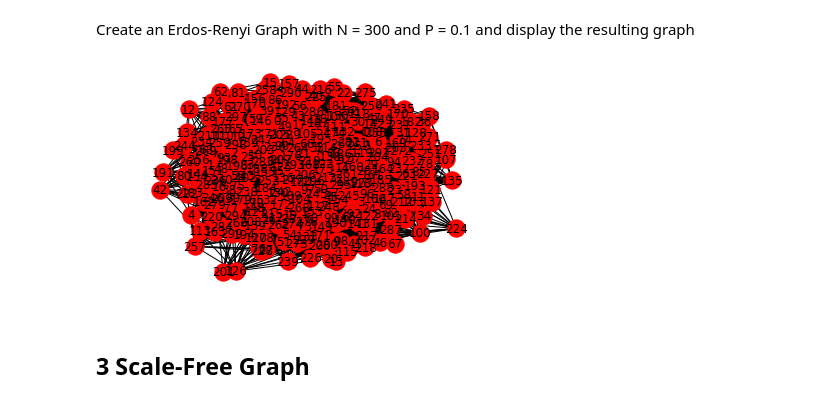
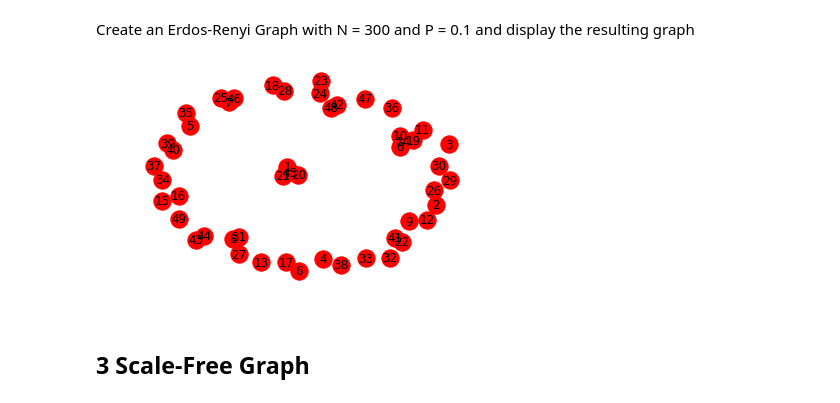
Before and after one commit to DylannBell/complex_networks_attack_tolerance, a Jupyter notebook: CODE/Error & Attack Tolerance Of Complex Networks.ipynb, the cells around one changed output. Drawn from its saved outputs; the diff is of its cells as text; code cells hidden in the pictures.

```diff
--- a/CODE/Error & Attack Tolerance Of Complex Networks.ipynb
+++ b/CODE/Error & Attack Tolerance Of Complex Networks.ipynb
@@ -53,13 +53,14 @@ def create_ER_graph(N, p, seed):
 # %% [markdown]
 Create an Erdos-Renyi Graph with N = 300 and P = 0.1 and display the resulting graph
 # %%
-N = 300
-P = 0.1
+N = 50
+P = 0.01
 ER_graph = create_ER_graph(N, P, seed)
 limits = plt.axis('off')
 nx.draw_networkx(ER_graph)
+# THIS LOOKS DISGUSTING - NEEDS TO CHANGE
 # %% [output]
-[figure, old version]
+[figure, new version]
 # %% [markdown]
 ## 3 Scale-Free Graph
 # %% [markdown]
```
Also changed, not shown: parts of 8 cells of this notebook.
